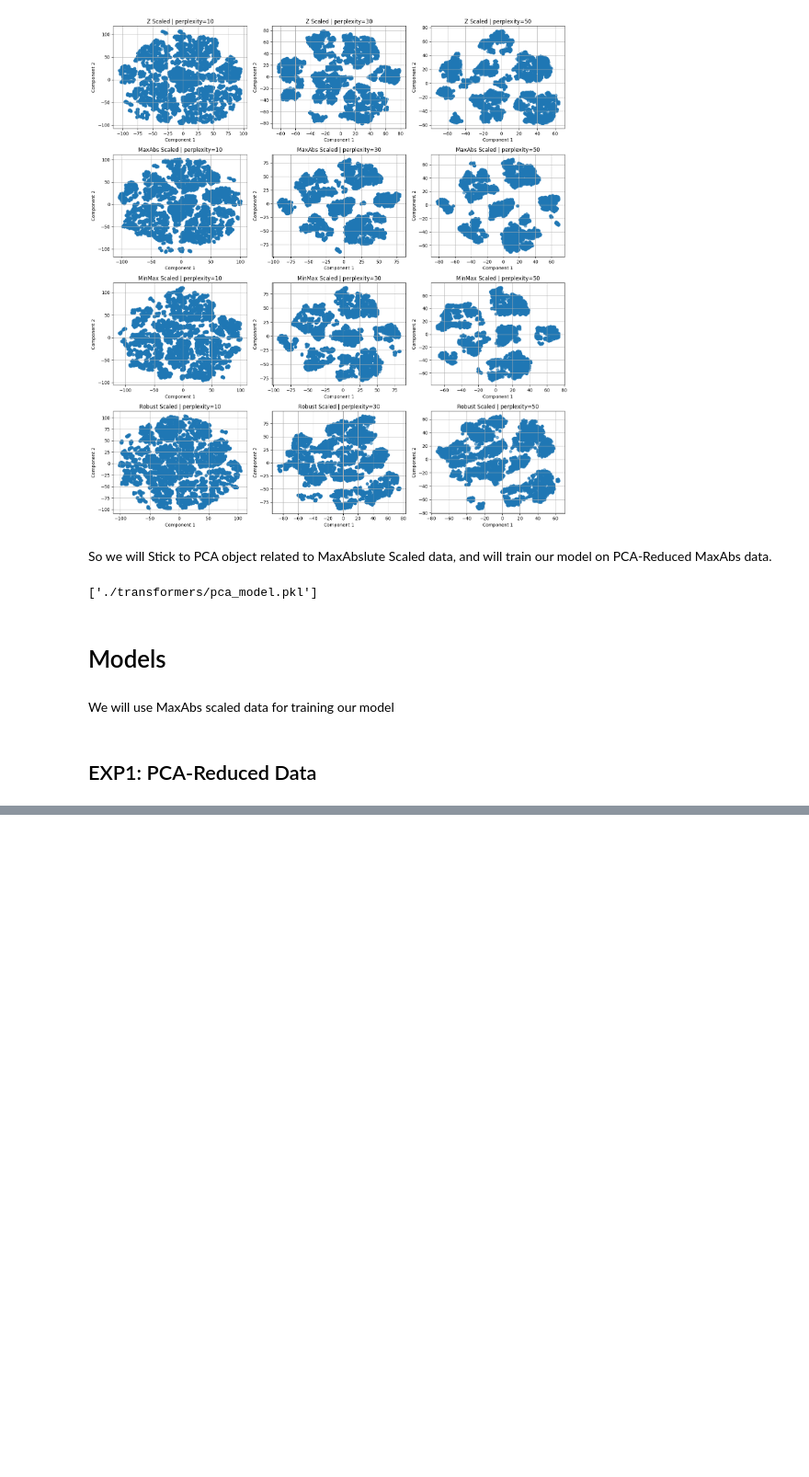
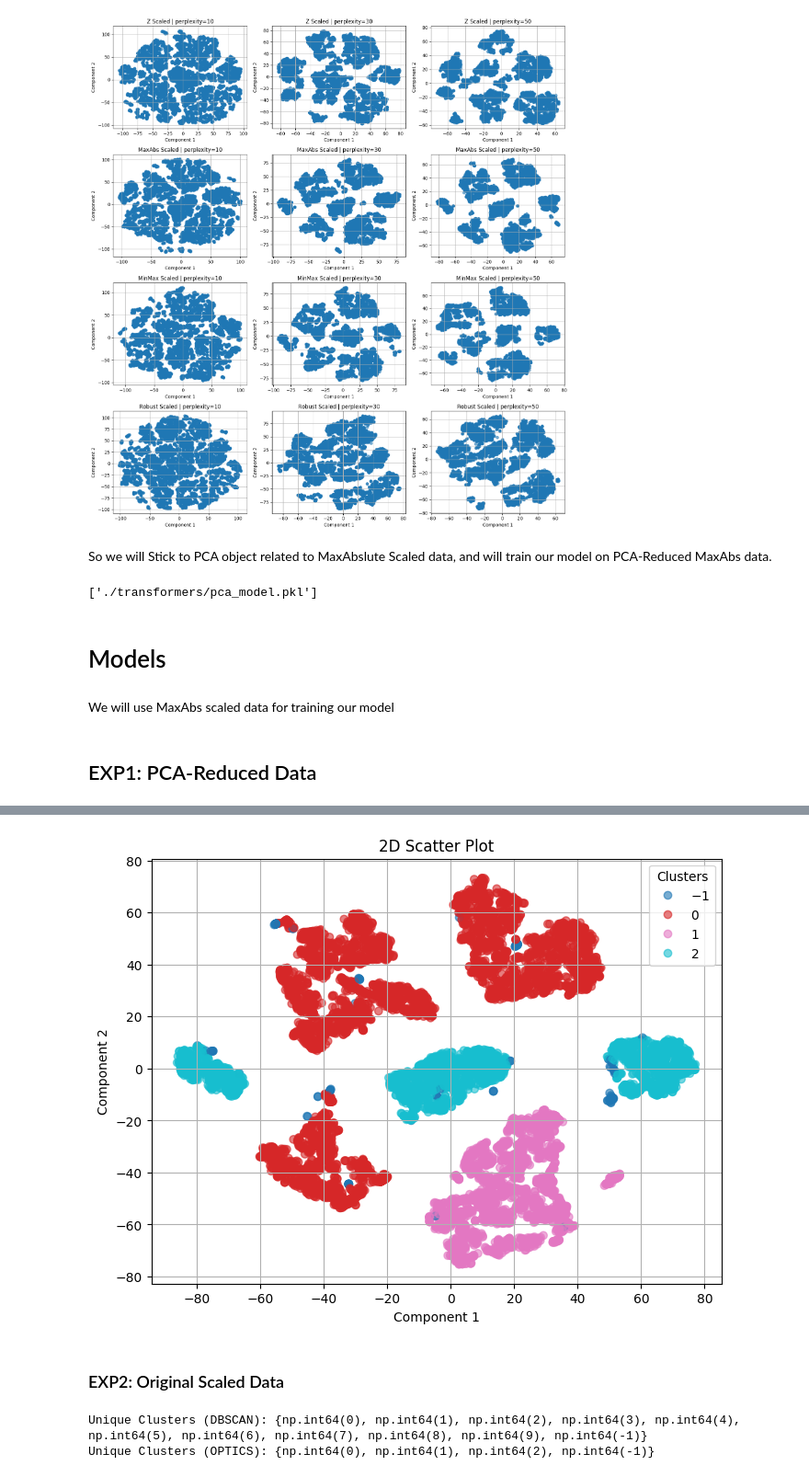
Before and after one commit to Aliha7ish/Credit_Card_Customers_Segmentation, a Jupyter notebook: Segmentation_Models.ipynb, the cells around one changed output, grey strips where cells are left out. Shown at 92% size. Cells and saved outputs as stored; diff of their text form; code cells hidden in the pictures; blank space fills up the shorter version.

```diff
--- a/Segmentation_Models.ipynb
+++ b/Segmentation_Models.ipynb
@@ -225,0 +275,4 @@ mxabs_dimred_data_filtered = mxabs_dimred_data[:, :6]
+# %%
+db_eps, db_min_samples = best_params_db["eps"], best_params_db["min_samples"]
+hdb_min_cluster_size, hdb_min_samples = best_params_hdb["min_cluster_size"], best_params_hdb["min_samples"]
+opt_min_samples = best_params_opt["min_samples"]
@@ -225,0 +296,27 @@ mxabs_dimred_data_filtered = mxabs_dimred_data[:, :6]
+# %%
+# t-SNE
+tsne = TSNE(
+            n_components=2,
+            perplexity=50,
+            learning_rate=200,
+            init='random',
+            random_state=42
+        )
+
+data_emb = tsne.fit_transform(mxabs_dimred_data_filtered)
+
+scatter_plot2D(data_emb, color=db_labels_exp1, title="2D Scatter Plot")
+# %% [output]
+[figure, added]
+# %% [markdown]
+### EXP2: Original Scaled Data
+# %%
+# fit models
+db_exp2, db_labels_exp2 = train_fit_dbscan_model(mxabs_orig_data, eps=db_eps, min_samples=db_min_samples)
+opt_exp2, opt_labels_exp2 = train_fit_optics_model(mxabs_orig_data, min_samples=opt_min_samples)
+
+print(f"Unique Clusters (DBSCAN): {set(db_labels_exp2)}")
+print(f"Unique Clusters (OPTICS): {set(opt_labels_exp2)}")
+# %% [output]
+Unique Clusters (DBSCAN): {np.int64(0), np.int64(1), np.int64(2), np.int64(3), np.int64(4), np.int64(5), np.int64(6), np.int64(7), np.int64(8), np.int64(9), np.int64(-1)}
+Unique Clusters (OPTICS): {np.int64(0), np.int64(1), np.int64(2), np.int64(-1)}
```
Also changed, not shown: parts of 13 cells of this notebook, 1 other file.
